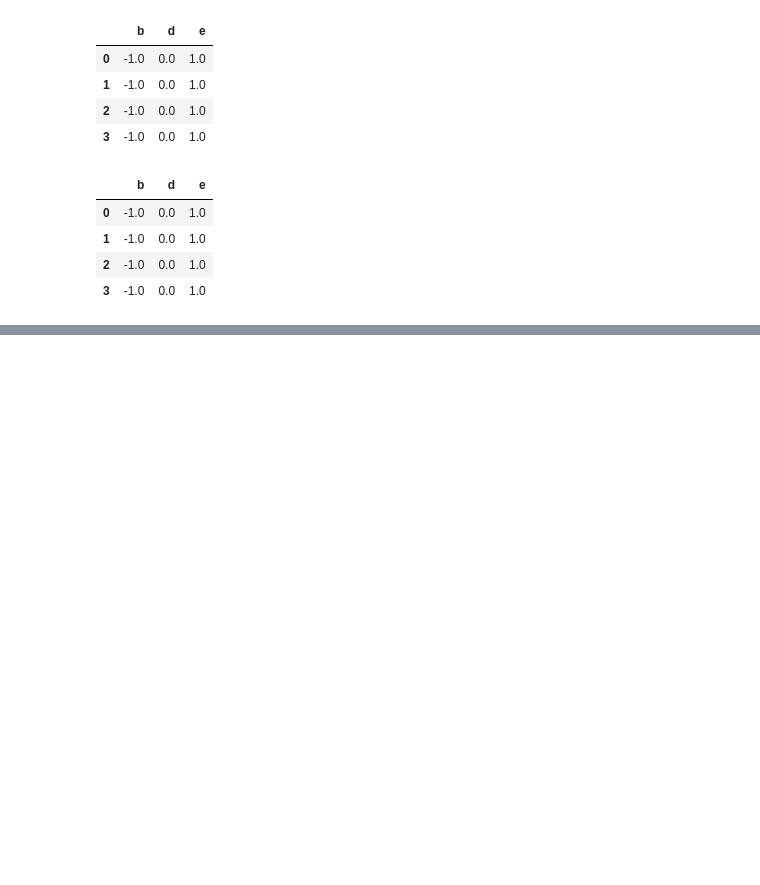
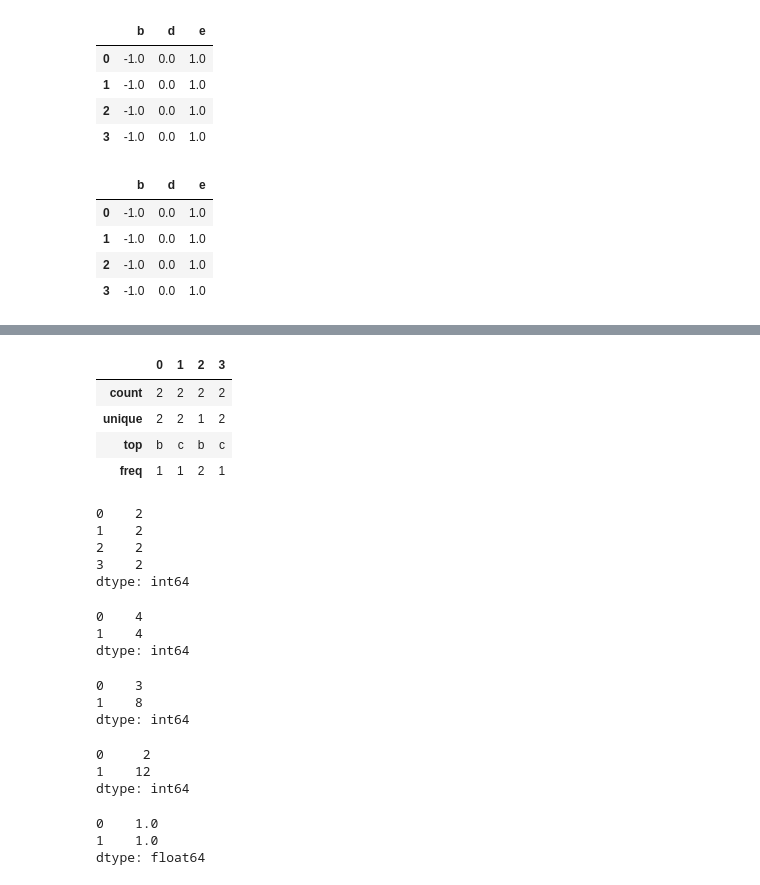
Before and after one commit to viniciusbeckerdesouza/jupyters, a Jupyter notebook: estudos_pandas.ipynb, the cells around one changed output, grey strips where cells are left out. Saved outputs shown, nothing was run; the diff lists cells and outputs as text; code cells hidden in the pictures; blank space fills up the shorter version.

```diff
--- a/estudos_pandas.ipynb
+++ b/estudos_pandas.ipynb
@@ -905,0 +1279,40 @@ frame.sub(series3, axis=0)
+# %%
+df2.describe()
+# %% [output]
+|  | 0 | 1 | 2 | 3 |
+| count | 2 | 2 | 2 | 2 |
+| unique | 2 | 2 | 1 | 2 |
+| top | b | c | b | c |
+| freq | 1 | 1 | 2 | 1 |
+# %%
+df2.count()
+# %% [output]
+0    2
+1    2
+2    2
+3    2
+dtype: int64
+# %%
+df2.count(axis=1)
+# %% [output]
+0    4
+1    4
+dtype: int64
+# %%
+df.prod()
+# %% [output]
+0    3
+1    8
+dtype: int64
+# %%
+df.prod(axis=1)
+# %% [output]
+0     2
+1    12
+dtype: int64
+# %%
+df.mad()
+# %% [output]
+0    1.0
+1    1.0
+dtype: float64
```
Also changed, not shown: parts of 93 cells of this notebook.
